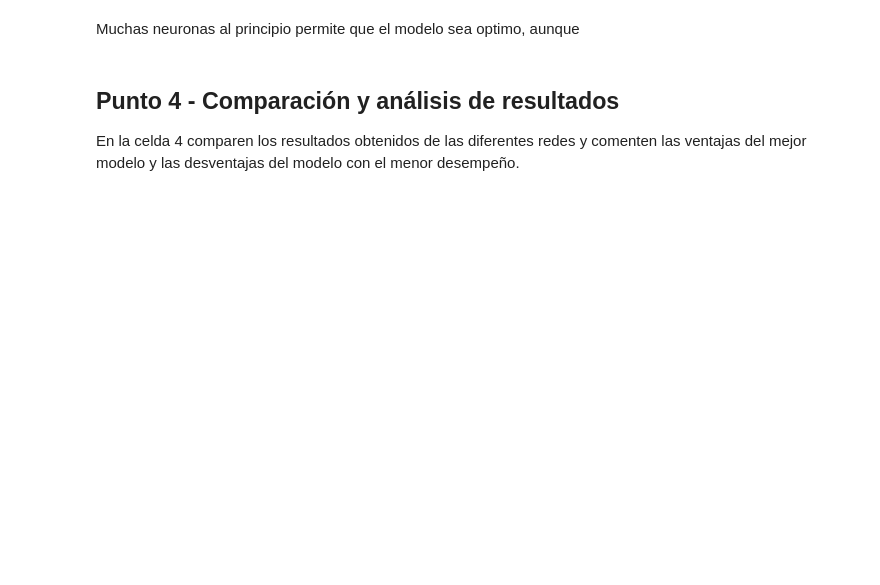
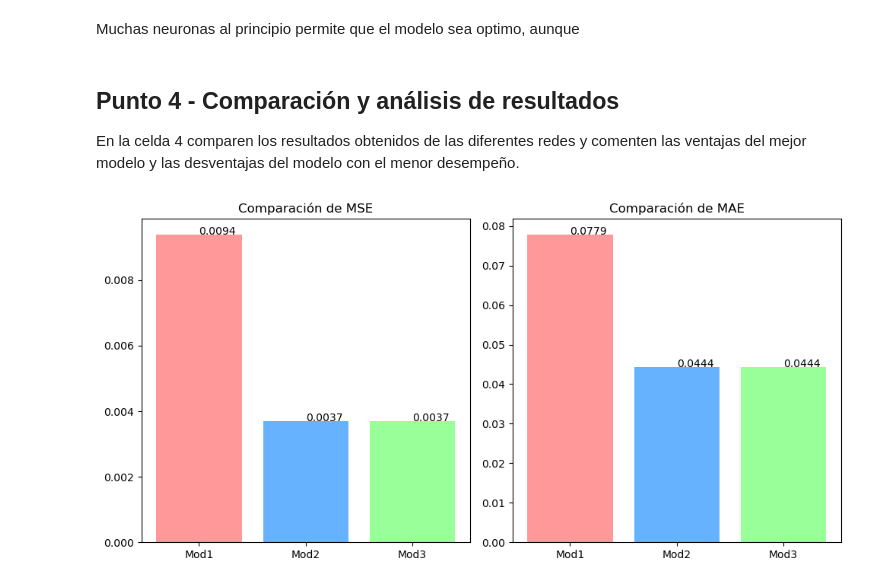
Before and after one commit to anfisbena/MIAD_NLP_2024, a Jupyter notebook: Semana 6/S6TC1-Redes_Neuronales.ipynb, the cells around one changed output. Drawn from its saved outputs; the diff is of its cells as text; code cells hidden in the pictures; blank space fills up the shorter version.

```diff
--- a/Semana 6/S6TC1-Redes_Neuronales.ipynb
+++ b/Semana 6/S6TC1-Redes_Neuronales.ipynb
@@ -136,9 +143,13 @@ model.fit(xTrain, yTrain,
           validation_data=(xTest, yTest),
           callbacks=[PlotLossesKeras()])
 
+pred=model.predict(xTest)
+mse2=mean_squared_error(yTest, pred)
+mae2=mean_absolute_error(yTest, pred)
 capas=model.layers[0]
-w,b=capas.get_weights()
-print('Parametros: w={:.4f}, b={:.4f}, r2={:.4f}'.format(w[0][0],b[0],r2_score(yTest, model.predict(xTest))))
+w2,b2=capas.get_weights()
+r22=r2_score(yTest, pred)
+print('Parametros: w={:.4f}, b={:.4f}, r2={:.2f}, MSE={:.4f}, MAE={:.4f}'.format(w2[0][0],b2[0],r22,mse2,mae2))
 # %% [output]
 [figure]
 Loss
@@ -164,7 +175,7 @@ keras.utils.set_random_seed(42)
 adam=optimizers.Adam( learning_rate=0.005)
 model = Sequential()
 model.add(Dense(100,input_shape=(input,)))
-model.add(Dropout(rate=0.10))
+model.add(Dropout(rate=0.1))
 model.add(Dense(10,activation='sigmoid'))
 model.add(Dropout(rate=0.1))
 model.add(Dense(output, activation='sigmoid'))
@@ -174,14 +185,18 @@ time.sleep(2)
 early_stop = EarlyStopping(monitor='val_loss', patience=10, verbose=1)
 model.fit(xTrain, yTrain,
           verbose=1,
-          epochs=50,
+          epochs=35,
           batch_size=input,
           validation_data=(xTest, yTest),
           callbacks=[PlotLossesKeras(),early_stop])
 
+pred3=model.predict(xTest)
+mse3=mean_squared_error(yTest, pred)
+mae3=mean_absolute_error(yTest, pred)
+r23=r2_score(yTest, pred)
 capas=model.layers[0]
-w,b=capas.get_weights()
-print('Parametros: w={:.4f}, b={:.4f}, r2={:.2f}'.format(w[0][0],b[0],r2_score(yTest, model.predict(xTest))))
+w3,b3=capas.get_weights()
+print('Parametros: w={:.4f}, b={:.4f}, r2={:.2f}, MSE={:.4f}, MAE={:.4f}'.format(w3[0][0],b3[0],r23,mse3,mae3))
 # %% [output]
 [figure]
 Loss
@@ -204,0 +218,28 @@ En la celda 4 comparen los resultados obtenidos de las diferentes redes y coment
+# %%
+# Celda 4
+# Celda 5
+colors = ['#FF9999', '#66B2FF', '#99FF99']
+
+fig, axs = plt.subplots(1, 2, figsize=(10, 5))
+axs[0].set_title("Comparación de MSE")
+ejeX = ['Mod1','Mod2','Mod3']
+ejeY = [round(mse1,4),round(mse2,4),round(mse3,4)]
+axs[0].bar(ejeX, ejeY, color=colors)
+def addlabels(x, y, plotP):
+    for i in range(len(x)):
+        plotP.text(i, y[i], y[i])
+addlabels(ejeX, ejeY, axs[0])
+
+axs[1].set_title("Comparación de MAE")
+ejeX = ['Mod1','Mod2','Mod3']
+ejeY = [round(mae1,4),round(mae2,4),round(mae3,4)]
+axs[1].bar(ejeX, ejeY, color=colors)
+def addlabels(x, y, plotP):
+    for i in range(len(x)):
+        plotP.text(i, y[i], y[i])
+addlabels(ejeX, ejeY, axs[1])
+
+plt.tight_layout()
+plt.show()
+# %% [output]
+[figure, added]
```
Also changed, not shown: parts of 6 cells of this notebook.
